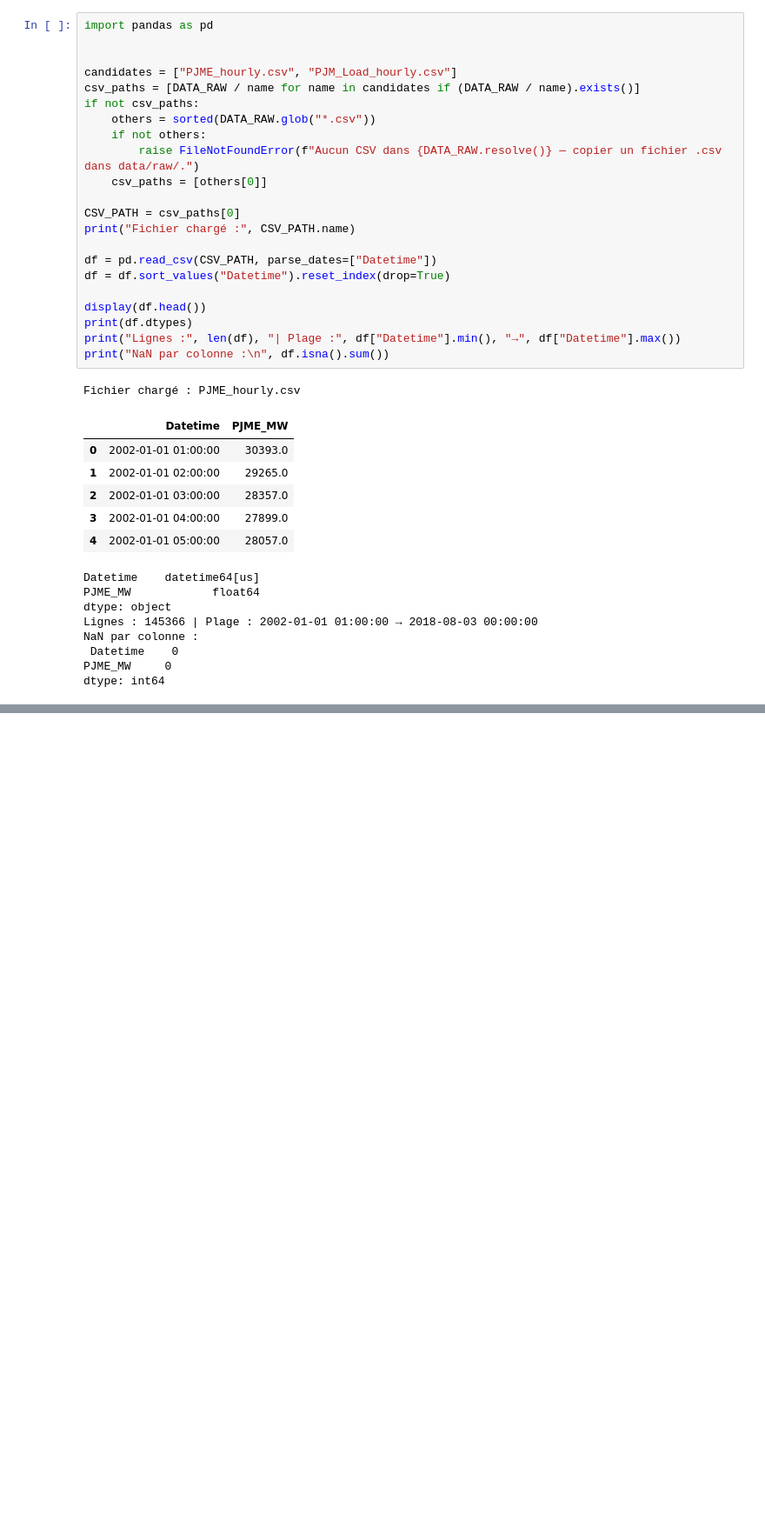
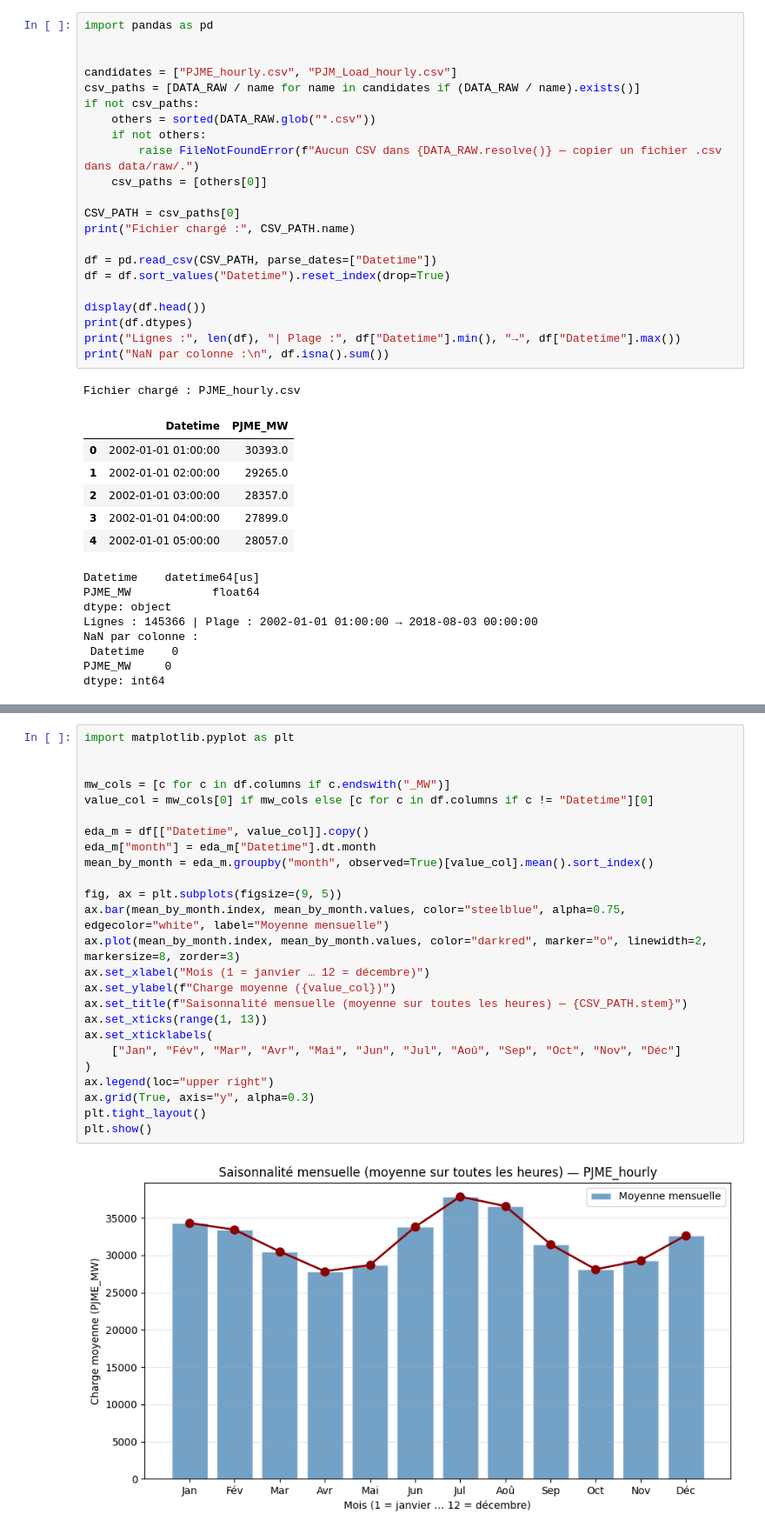
Before and after one commit to Andassa/PJM-Hourly-Energy-Consumption, a Jupyter notebook: energy_forecast/notebooks/01_eda_pjm_hourly_load.ipynb, the cells around one changed output, grey strips where cells are left out. Shown at 87% size. Saved outputs shown, nothing was run; the diff lists cells and outputs as text; blank space fills up the shorter version.

```diff
--- a/energy_forecast/notebooks/01_eda_pjm_hourly_load.ipynb
+++ b/energy_forecast/notebooks/01_eda_pjm_hourly_load.ipynb
@@ -60,0 +90,27 @@ dtype: int64
+# %%
+import matplotlib.pyplot as plt
+
+
+mw_cols = [c for c in df.columns if c.endswith("_MW")]
+value_col = mw_cols[0] if mw_cols else [c for c in df.columns if c != "Datetime"][0]
+
+eda_m = df[["Datetime", value_col]].copy()
+eda_m["month"] = eda_m["Datetime"].dt.month
+mean_by_month = eda_m.groupby("month", observed=True)[value_col].mean().sort_index()
+
+fig, ax = plt.subplots(figsize=(9, 5))
+ax.bar(mean_by_month.index, mean_by_month.values, color="steelblue", alpha=0.75, edgecolor="white", label="Moyenne mensuelle")
+ax.plot(mean_by_month.index, mean_by_month.values, color="darkred", marker="o", linewidth=2, markersize=8, zorder=3)
+ax.set_xlabel("Mois (1 = janvier … 12 = décembre)")
+ax.set_ylabel(f"Charge moyenne ({value_col})")
+ax.set_title(f"Saisonnalité mensuelle (moyenne sur toutes les heures) — {CSV_PATH.stem}")
+ax.set_xticks(range(1, 13))
+ax.set_xticklabels(
+    ["Jan", "Fév", "Mar", "Avr", "Mai", "Jun", "Jul", "Aoû", "Sep", "Oct", "Nov", "Déc"]
+)
+ax.legend(loc="upper right")
+ax.grid(True, axis="y", alpha=0.3)
+plt.tight_layout()
+plt.show()
+# %% [output]
+[figure, added]
```
Also changed, not shown: parts of 4 cells of this notebook, 23 other files.
